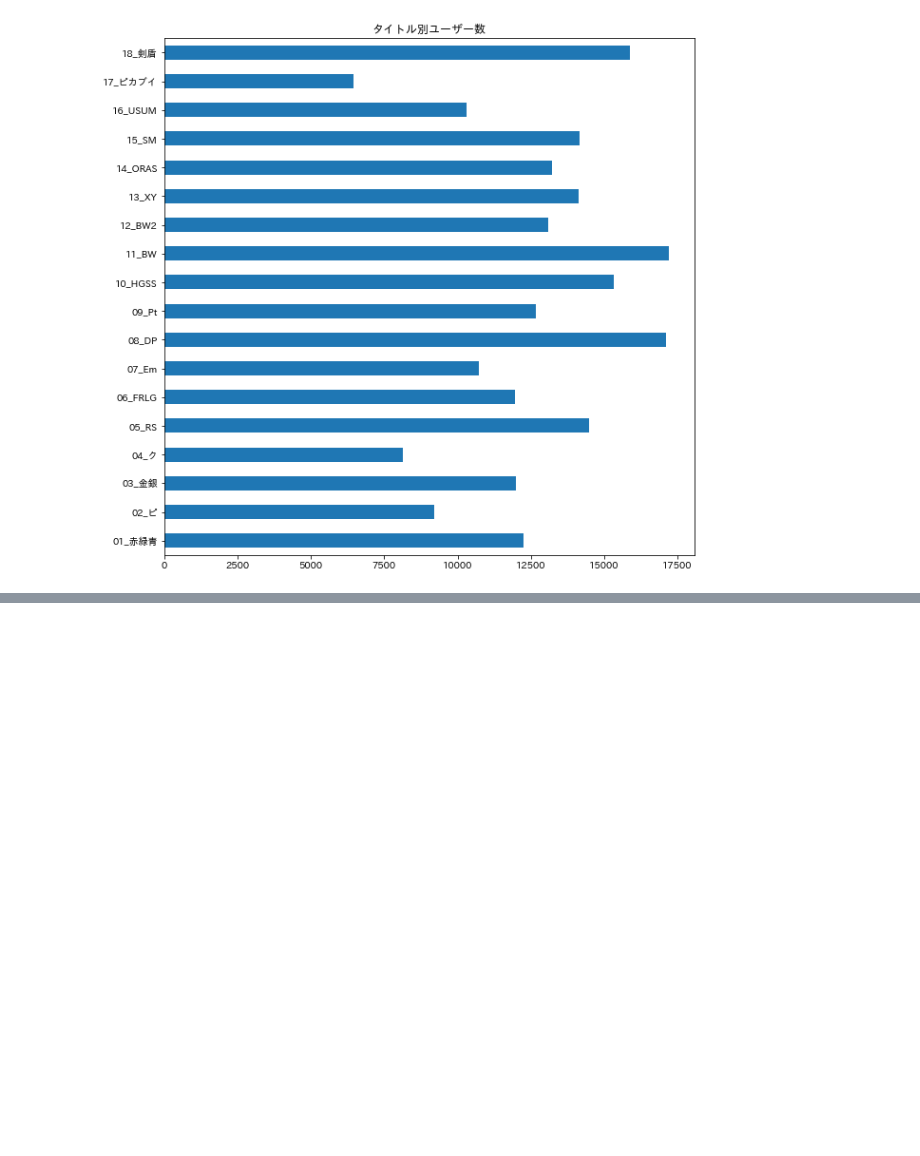
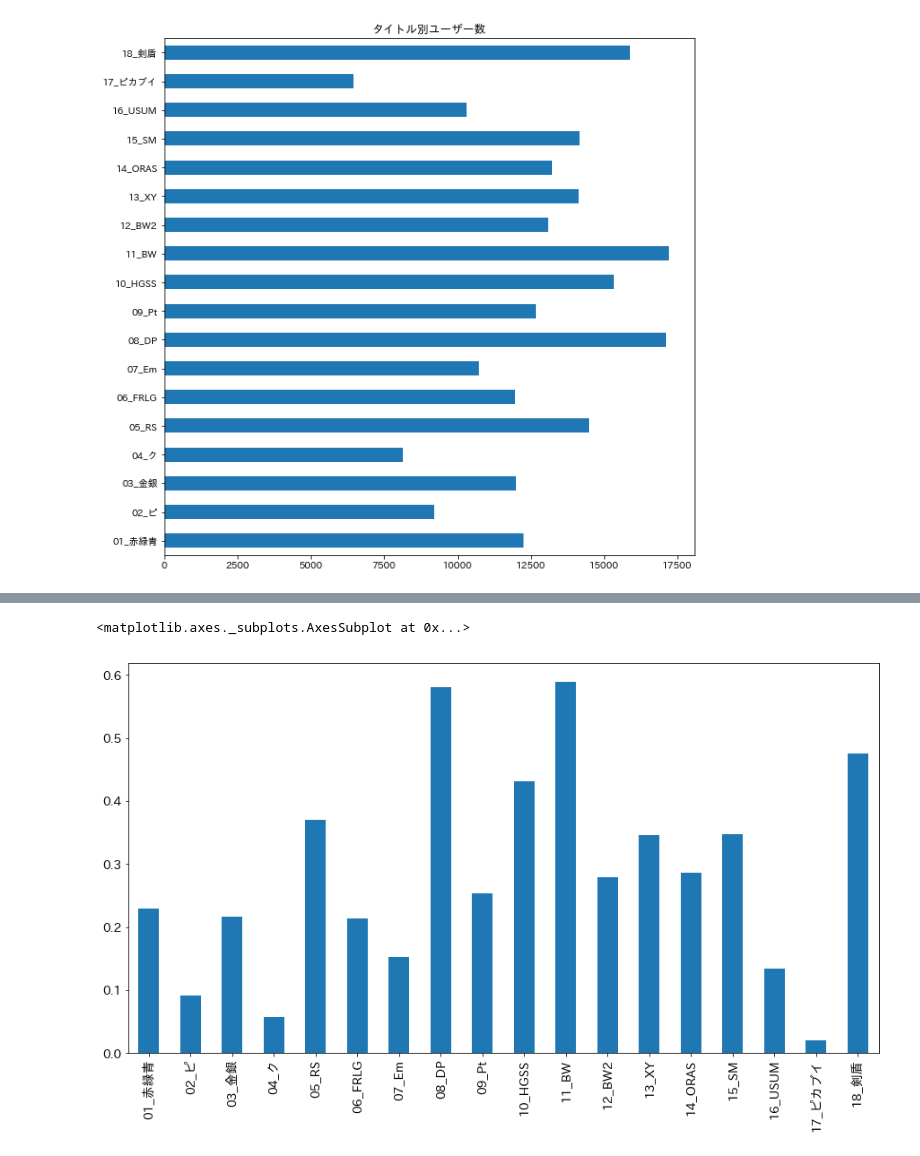
Before and after one commit to mrok273/Qiita, a Jupyter notebook: ポケモン/ネットワーク図の作成/ネットワーク図の作成.ipynb, the cells around one changed output, grey strips where cells are left out. Saved outputs shown, nothing was run; the diff lists cells and outputs as text; code cells hidden in the pictures; blank space fills up the shorter version.

```diff
--- a/ポケモン/ネットワーク図の作成/ネットワーク図の作成.ipynb
+++ b/ポケモン/ネットワーク図の作成/ネットワーク図の作成.ipynb
@@ -309,0 +309,8 @@ df_ja
+# %%
+df_sum = df[node_list].sum()
+max_node = df_sum.max()
+# %%
+df_sum.map(lambda x:(x-4000)**2/(max_node)**2).plot.bar(figsize=(15,8),fontsize=14)
+# %% [output]
+<matplotlib.axes._subplots.AxesSubplot at 0x...>
+[figure, added]
```
Also changed, not shown: parts of 9 cells of this notebook, 1 other file.
